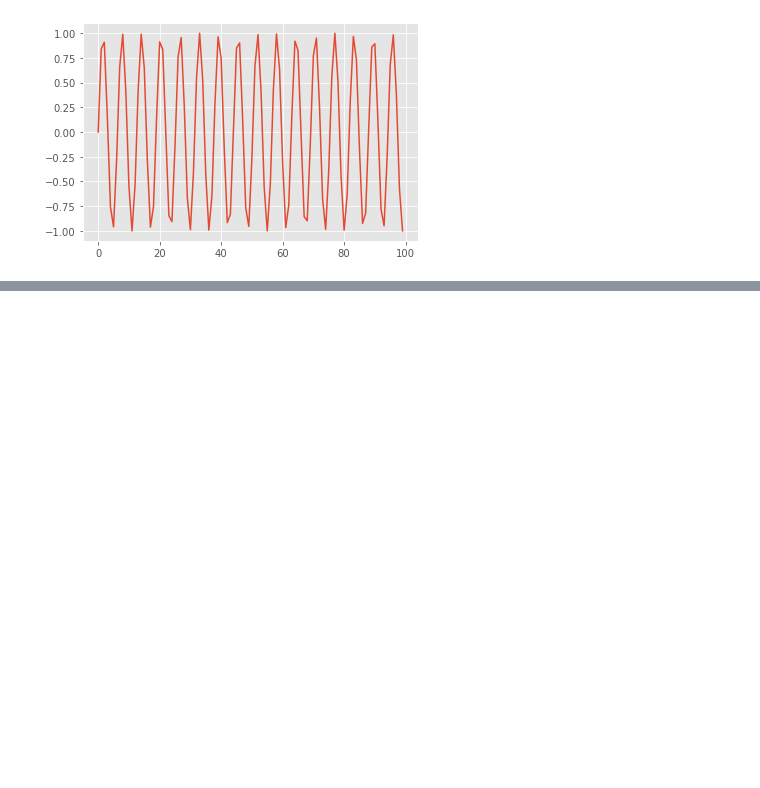
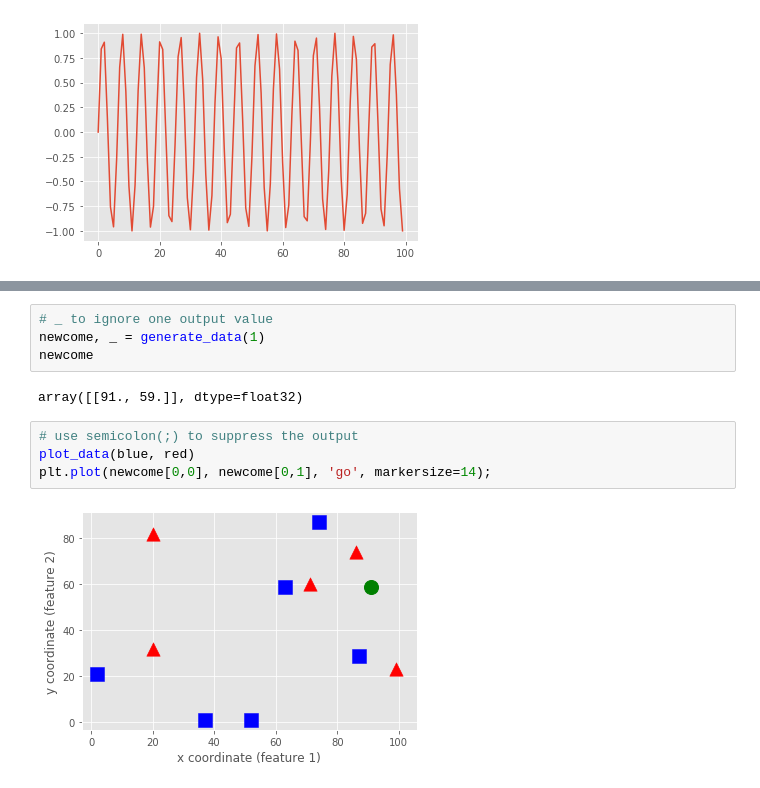
Before and after one commit to chenyunzheng/opencv-machine-learning, a Jupyter notebook: notebooks/practice/k-NN.ipynb, the cells around one changed output, grey strips where cells are left out. Drawn from its saved outputs; the diff is of its cells as text; blank space fills up the shorter version.

```diff
--- a/notebooks/practice/k-NN.ipynb
+++ b/notebooks/practice/k-NN.ipynb
@@ -17,0 +122,12 @@ plt.show()
+# %%
+# _ to ignore one output value
+newcome, _ = generate_data(1)
+newcome
+# %% [output]
+array([[91., 59.]], dtype=float32)
+# %%
+# use semicolon(;) to suppress the output
+plot_data(blue, red)
+plt.plot(newcome[0,0], newcome[0,1], 'go', markersize=14);
+# %% [output]
+[figure, added]
```
Also changed, not shown: parts of 15 cells of this notebook, 2 other files.
